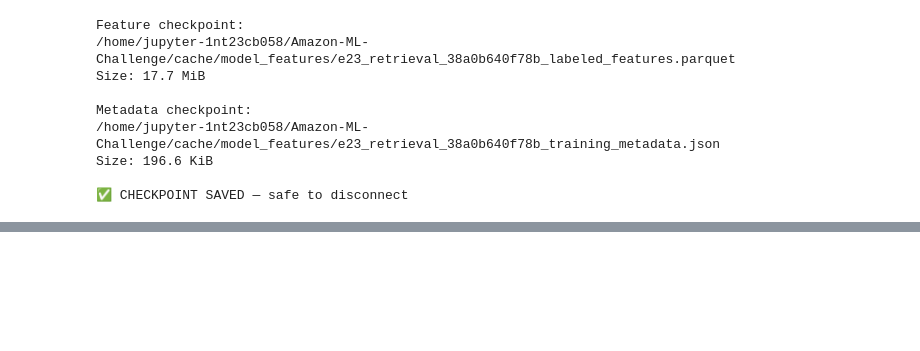
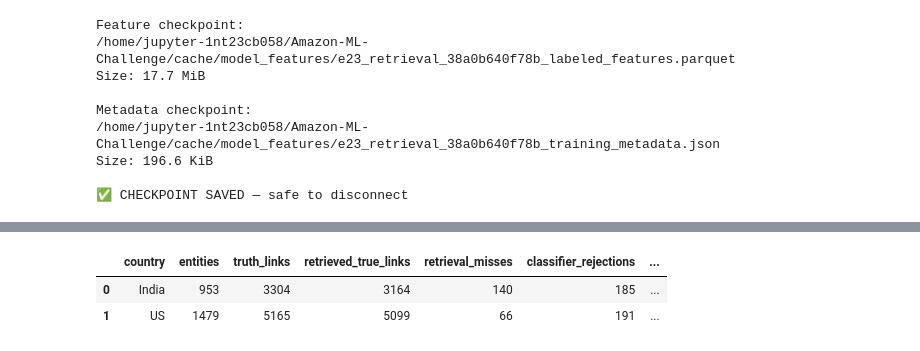
Before and after one commit to AbhiNow0909/Amazon-ML-Challenge, a Jupyter notebook: code/business_entity_resolution/notebooks/05_model.ipynb, the cells around one changed output, grey strips where cells are left out. Cells and saved outputs as stored; diff of their text form; code cells hidden in the pictures; blank space fills up the shorter version.

```diff
--- a/code/business_entity_resolution/notebooks/05_model.ipynb
+++ b/code/business_entity_resolution/notebooks/05_model.ipynb
@@ -951,0 +1524,89 @@ Size: 196.6 KiB
+# %%
+# Cell 23: Decompose validation false negatives into retrieval misses versus
+# classifier rejections, separately for India and the US.
+
+BEST_THRESHOLD = float(best_row["threshold"])
+
+# True candidate links actually recovered by retrieval.
+recovered_true = val_results[val_results["label"] == 1].copy()
+
+# Of the recovered true links, these were rejected by LightGBM.
+classifier_rejected = recovered_true[
+    recovered_true["score"] < BEST_THRESHOLD
+].copy()
+
+# Count recovered true links by Source1 entity.
+recovered_true_count = (
+    recovered_true
+    .groupby("source1_entity_id")
+    .size()
+    .to_dict()
+)
+
+# Count classifier-rejected true links by Source1 entity.
+classifier_rejected_count = (
+    classifier_rejected
+    .groupby("source1_entity_id")
+    .size()
+    .to_dict()
+)
+
+error_rows = []
+
+for entity_id in val_entities:
+    country = country_map[entity_id]
+
+    truth = int(truth_count_map.get(entity_id, 0))
+    recovered = int(recovered_true_count.get(entity_id, 0))
+    rejected = int(classifier_rejected_count.get(entity_id, 0))
+
+    retrieval_missed = truth - recovered
+
+    error_rows.append({
+        "source1_entity_id": entity_id,
+        "country": country,
+        "truth_links": truth,
+        "retrieved_true_links": recovered,
+        "retrieval_misses": retrieval_missed,
+        "classifier_rejections": rejected,
+    })
+
+error_breakdown = pd.DataFrame(error_rows)
+
+country_error_summary = (
+    error_breakdown
+    .groupby("country", as_index=False)
+    .agg(
+        entities=("source1_entity_id", "count"),
+        truth_links=("truth_links", "sum"),
+        retrieved_true_links=("retrieved_true_links", "sum"),
+        retrieval_misses=("retrieval_misses", "sum"),
+        classifier_rejections=("classifier_rejections", "sum"),
+    )
+)
+
+country_error_summary["retrieval_miss_rate"] = (
+    country_error_summary["retrieval_misses"]
+    / country_error_summary["truth_links"]
+)
+
+country_error_summary["classifier_reject_rate_of_retrieved"] = (
+    country_error_summary["classifier_rejections"]
+    / country_error_summary["retrieved_true_links"]
+)
+
+display(country_error_summary)
+
+print("\nTotal FN decomposition:")
+print(
+    "Retrieval misses:",
+    int(country_error_summary["retrieval_misses"].sum())
+)
+print(
+    "Classifier rejections:",
+    int(country_error_summary["classifier_rejections"].sum())
+)
+# %% [output]
+|  | country | entities | truth_links | retrieved_true_links | retrieval_misses | classifier_rejections | ... |
+| 0 | India | 953 | 3304 | 3164 | 140 | 185 | ... |
+| 1 | US | 1479 | 5165 | 5099 | 66 | 191 | ... |
```
Also changed, not shown: parts of 13 cells of this notebook, 2 other files.
